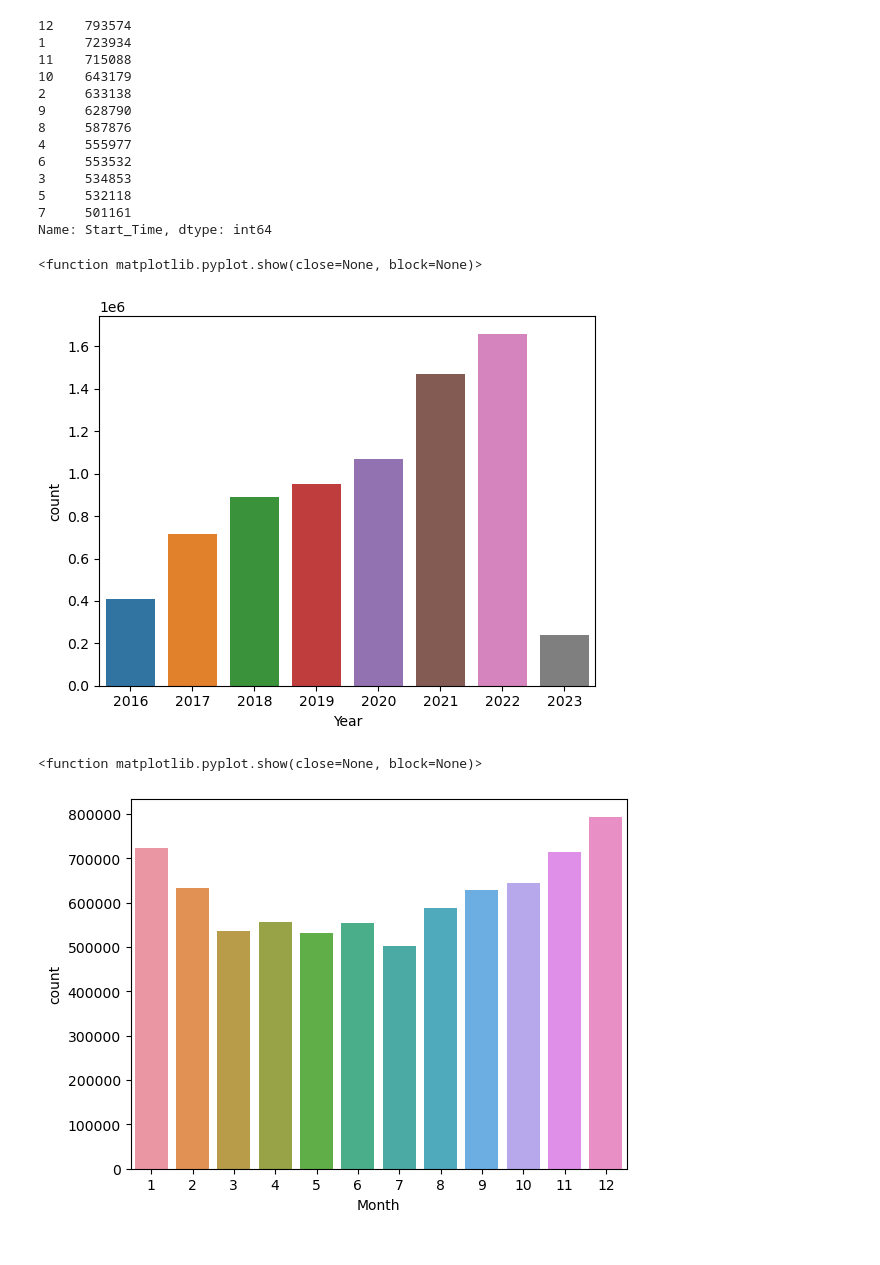
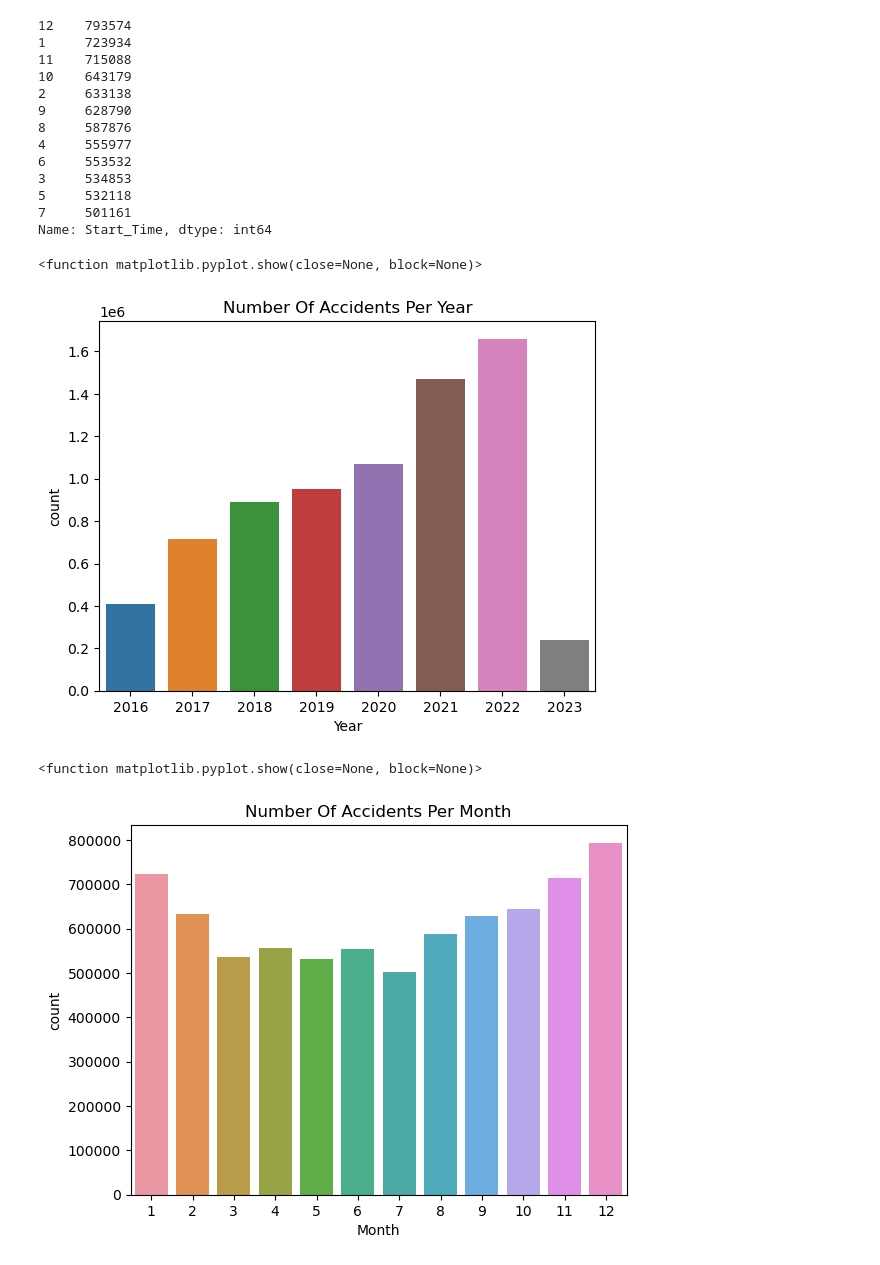
Before and after one commit to Kestrel86/US_AccidentModel, a Jupyter notebook: US_Accidents_EDA.ipynb, the cells around one changed output. Drawn from its saved outputs; the diff is of its cells as text; code cells hidden in the pictures.

Commit message:
produced titles for graphs

```diff
--- a/US_Accidents_EDA.ipynb
+++ b/US_Accidents_EDA.ipynb
@@ -325,18 +329,20 @@ Name: Start_Time, dtype: int64
 # this feels weird since its such a considerable rise, even making no changes the data resulted in even worse results, why?
 sns.countplot(x=df['Start_Time'].dt.year, data=df)
 plt.xlabel("Year")
+plt.title("Number Of Accidents Per Year")
 plt.show
 # %% [output]
 <function matplotlib.pyplot.show(close=None, block=None)>
-[figure, old version]
+[figure, new version]
 # %%
 # December has the most accidents, winter season?
 sns.countplot(x=df['Start_Time'].dt.month, data=df)
 plt.xlabel("Month")
+plt.title("Number Of Accidents Per Month")
 plt.show
 # %% [output]
 <function matplotlib.pyplot.show(close=None, block=None)>
-[figure, old version]
+[figure, new version]
 # %%
 # Friday is highest accident rate, makes sense
 sns.countplot(x = df['Start_Time'].dt.dayofweek , data = df)
```
Also changed, not shown: parts of 7 cells of this notebook.
